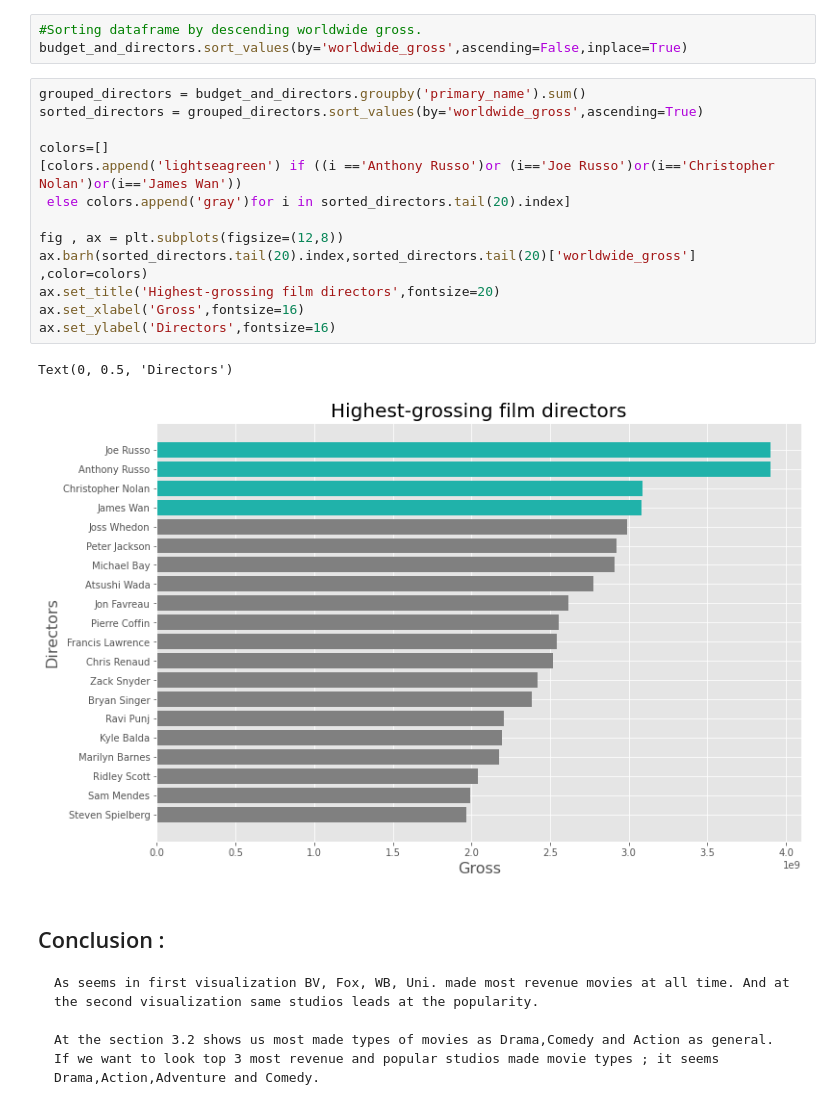
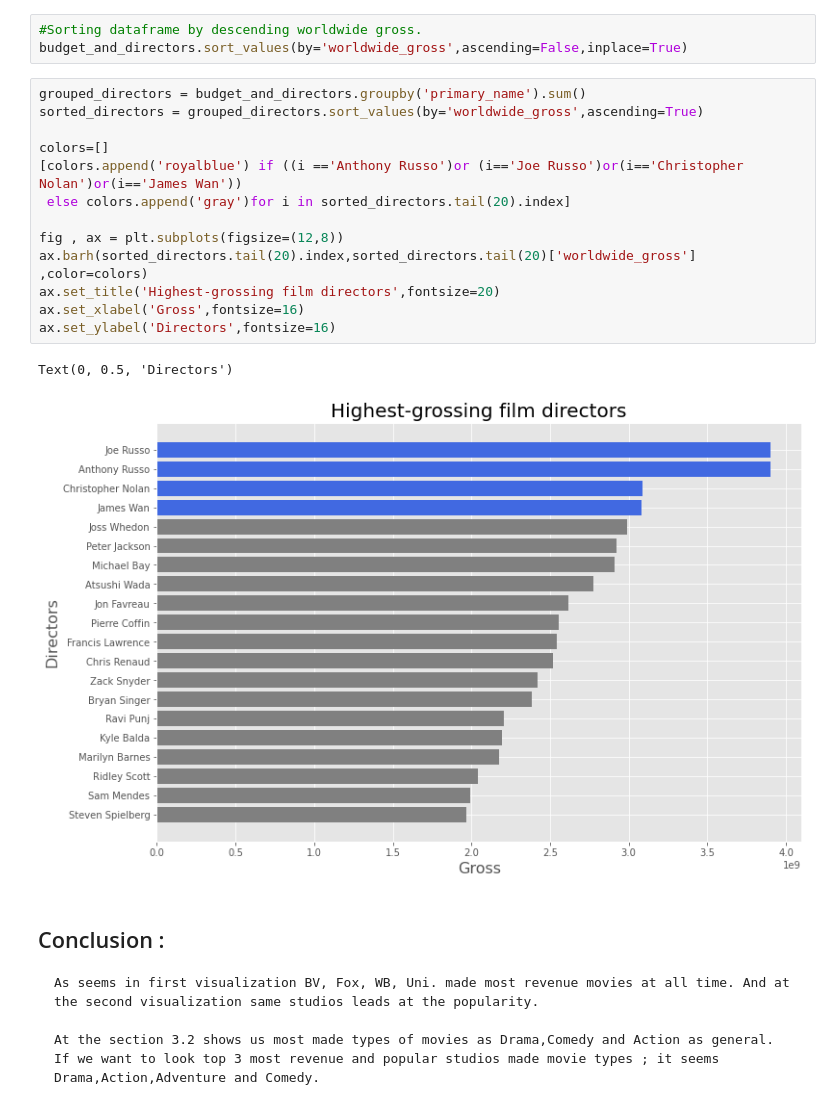
Before and after one commit to artificial126/dsc-phase-1-project, a Jupyter notebook: student.ipynb, the cells around one changed output. Drawn from its saved outputs; the diff is of its cells as text.

```diff
--- a/student.ipynb
+++ b/student.ipynb
@@ -405,19 +425,19 @@ budget_and_directors.sort_values(by='worldwide_gross',ascending=False,inplace=Tr
 # %%
 grouped_directors = budget_and_directors.groupby('primary_name').sum()
 sorted_directors = grouped_directors.sort_values(by='worldwide_gross',ascending=True)
 
 colors=[]
-[colors.append('lightseagreen') if ((i =='Anthony Russo')or (i=='Joe Russo')or(i=='Christopher Nolan')or(i=='James Wan'))
+[colors.append('royalblue') if ((i =='Anthony Russo')or (i=='Joe Russo')or(i=='Christopher Nolan')or(i=='James Wan'))
  else colors.append('gray')for i in sorted_directors.tail(20).index]
 
 fig , ax = plt.subplots(figsize=(12,8))
 ax.barh(sorted_directors.tail(20).index,sorted_directors.tail(20)['worldwide_gross'] ,color=colors)
 ax.set_title('Highest-grossing film directors',fontsize=20)
 ax.set_xlabel('Gross',fontsize=16)
 ax.set_ylabel('Directors',fontsize=16)
 # %% [output]
 Text(0, 0.5, 'Directors')
-[figure, old version]
+[figure, new version]
 # %% [markdown]
 ## Conclusion :
 
```
Also changed, not shown: parts of 1 cell of this notebook, 12 other files.
